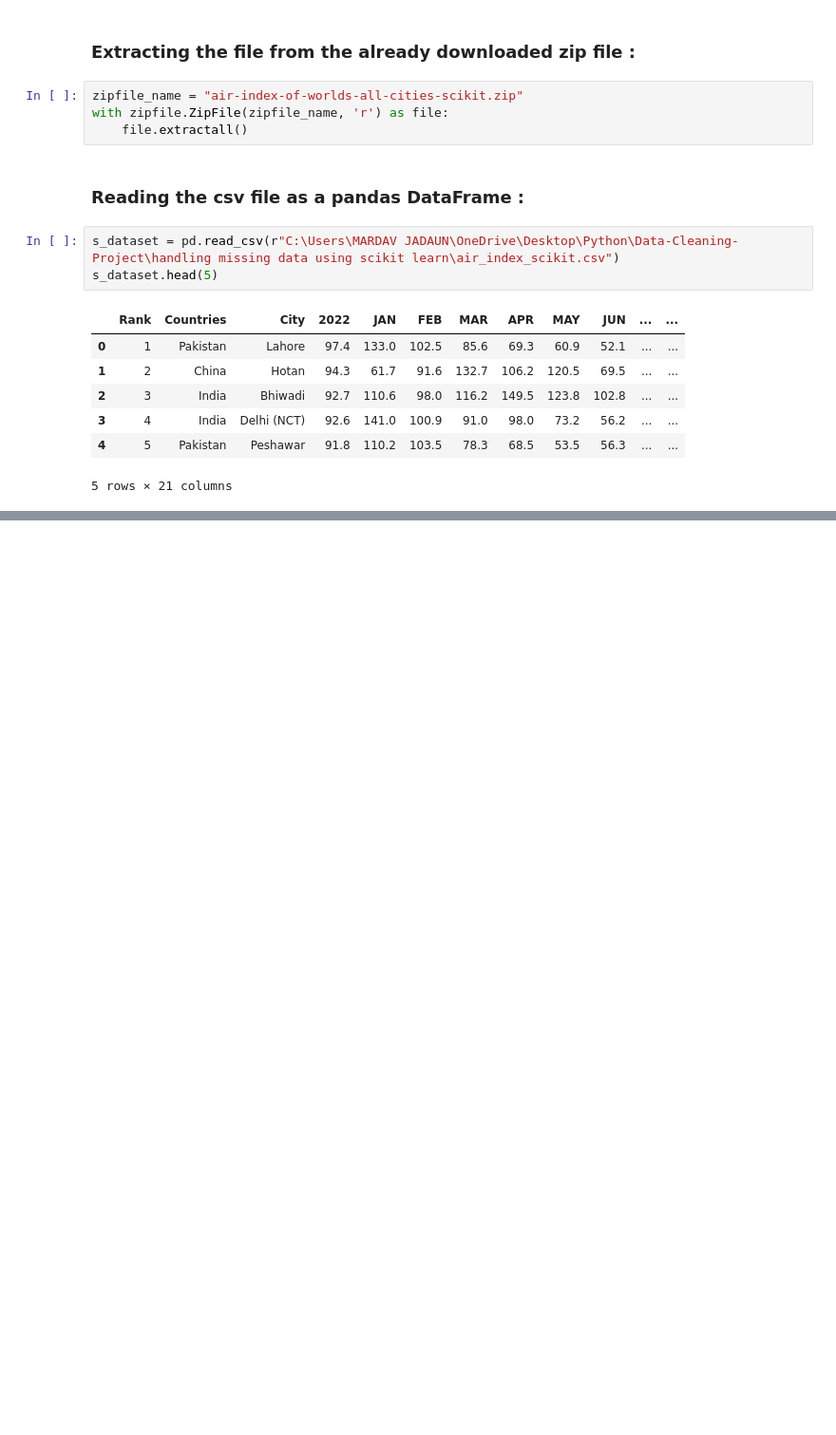
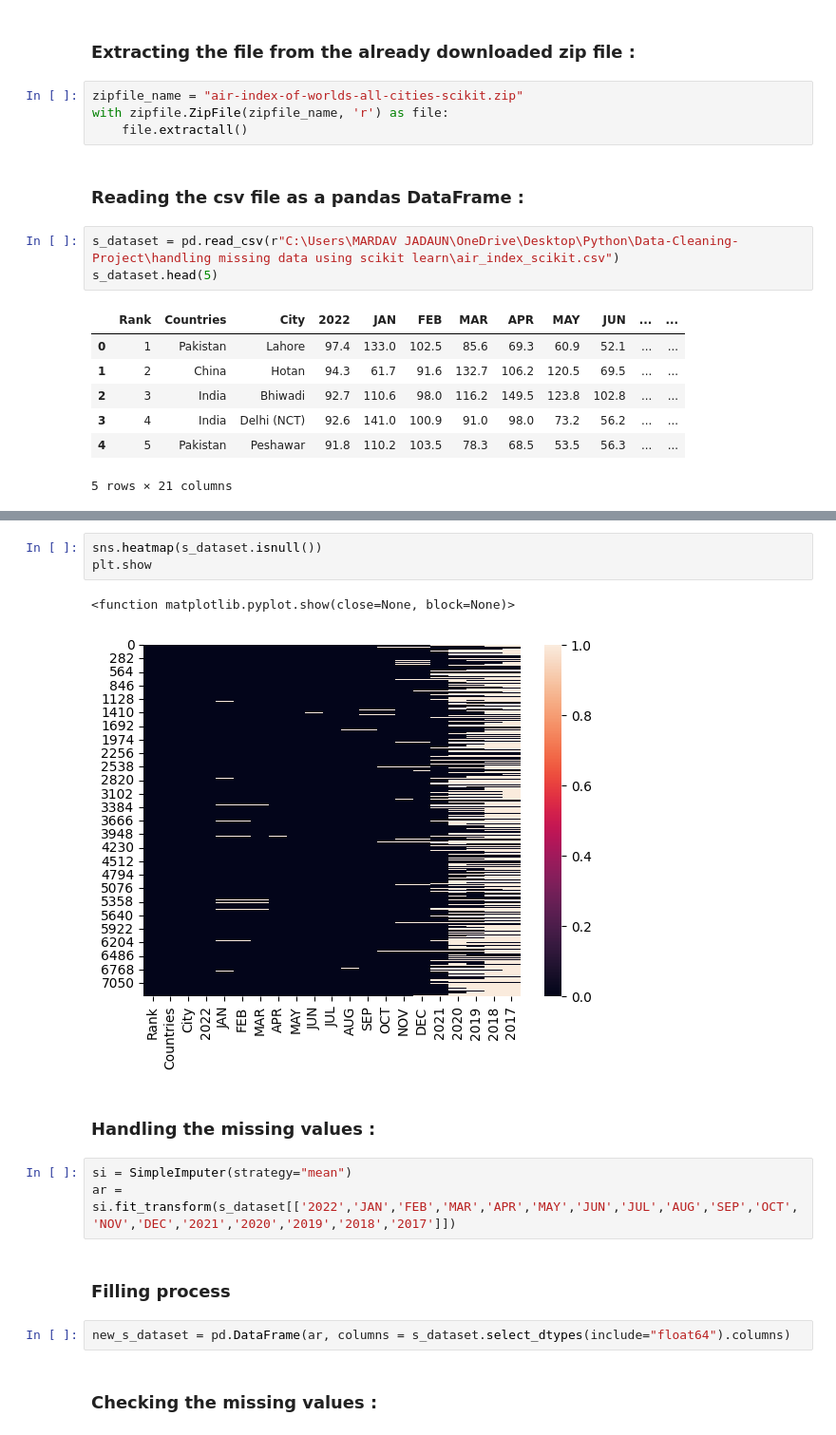
Before and after one commit to mardavsj/Data-Cleaning-Project, a Jupyter notebook: handling missing data using scikit learn/data_cleaning_scikit_learn.ipynb, the cells around one changed output, grey strips where cells are left out. Shown: that part at 95% size. Saved outputs shown, nothing was run; the diff lists cells and outputs as text; blank space fills up the shorter version.

Commit message:
📜 handled missing data (scikit-learn)

```diff
--- a/handling missing data using scikit learn/data_cleaning_scikit_learn.ipynb
+++ b/handling missing data using scikit learn/data_cleaning_scikit_learn.ipynb
@@ -31,0 +61,17 @@ s_dataset.head(5)
+# %%
+sns.heatmap(s_dataset.isnull())
+plt.show
+# %% [output]
+<function matplotlib.pyplot.show(close=None, block=None)>
+[figure, added]
+# %% [markdown]
+### Handling the missing values :
+# %%
+si = SimpleImputer(strategy="mean")
+ar = si.fit_transform(s_dataset[['2022','JAN','FEB','MAR','APR','MAY','JUN','JUL','AUG','SEP','OCT','NOV','DEC','2021','2020','2019','2018','2017']])
+# %% [markdown]
+### Filling process
+# %%
+new_s_dataset = pd.DataFrame(ar, columns = s_dataset.select_dtypes(include="float64").columns)
+# %% [markdown]
+### Checking the missing values :
```
Also changed, not shown: parts of 6 cells of this notebook.
